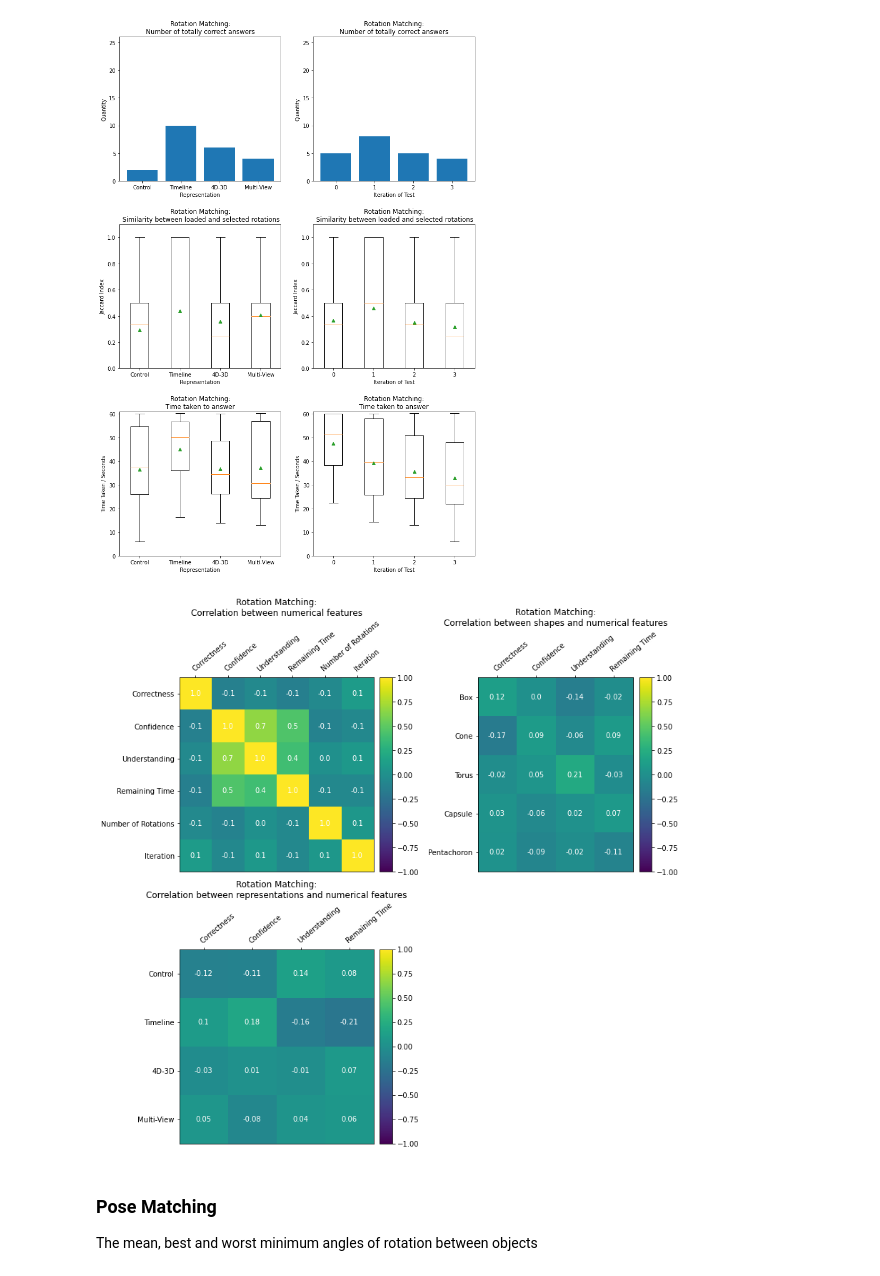
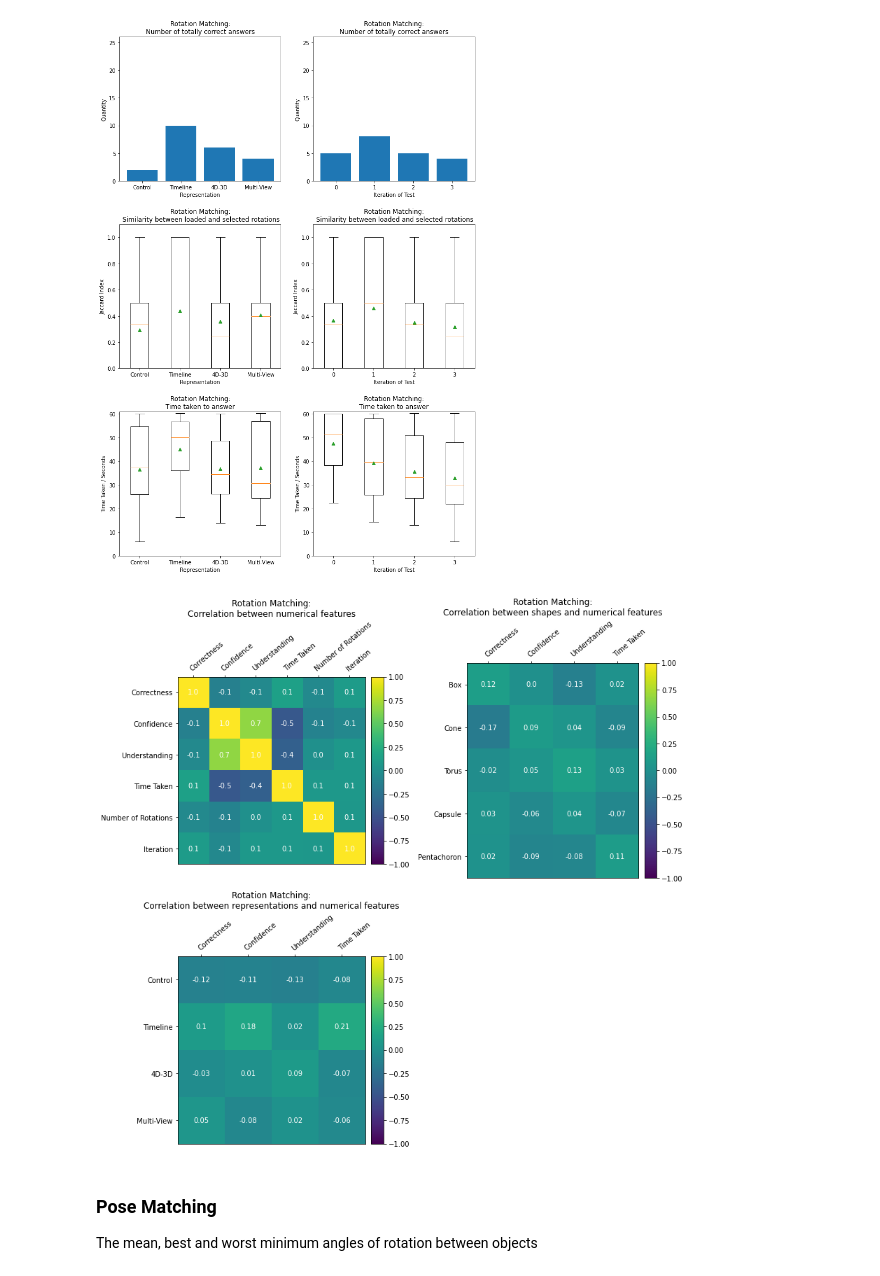
Before and after one commit to JoeSubbi/3D-Renderer-for-4D-Objects, a Jupyter notebook: Data Analysis/MultiFileAnalysis.ipynb, the cells around one changed output. Saved outputs shown, nothing was run; the diff lists cells and outputs as text; code cells hidden in the pictures.

```diff
--- a/Data Analysis/MultiFileAnalysis.ipynb
+++ b/Data Analysis/MultiFileAnalysis.ipynb
@@ -459,7 +463,7 @@ def SHAPE_eq(shape, shape_ex):
     return 0
 
 def SHAPE_numerical_corr_coef_mat(data):
-    labels = ["Correct", "Confidence", "Understanding", "Remaining Time", "W Count", "Swipe Count", "Initial Rotation", "Iteration"]
+    labels = ["Correct", "Confidence", "Understanding", "Time Taken", "W Count", "Swipe Count", "Initial Rotation", "Iteration"]
 
     vectors = []
     understanding = {"Yes":1, "No":0, "Sort of":0.5}
@@ -471,7 +475,7 @@ def SHAPE_numerical_corr_coef_mat(data):
             test_data.append( SHAPE_eq(value["Shape Match"]["Selected Shape"][i], value["Shape Match"]["Loaded Shape"][i]) )
             test_data.append( int(value["Shape Match"]["Confidence"][i]) )
             test_data.append( understanding[value["Shape Match"]["Understanding"][i]] )
-            test_data.append( value["Shape Match"]["Time Remaining"][i] )
+            test_data.append( value["Shape Match"]["Time Taken"][i] )
             test_data.append( value["Shape Match"]["W Count"][i] )
             test_data.append( value["Shape Match"]["Swipe Count"][i] )
             test_data.append( Rotor.Rotor4.difference(
@@ -486,7 +490,7 @@ def SHAPE_numerical_corr_coef_mat(data):
 
 def SHAPE_shape_corr_coef_mat(data):
     labels = ["Sphere", "Box", "Cone", "Torus", "Capsule", "Pentachoron",                               # Shapes
-              "Correctness", "Confidence", "Understanding", "Remaining Time", "W Count", "Swipe Count"] # Continuous Metrics
+              "Correctness", "Confidence", "Understanding", "Time Taken", "W Count", "Swipe Count"] # Continuous Metrics
 
     vectors = []
     understanding = {"Yes":1, "No":0, "Sort of":0.5}
@@ -504,7 +508,7 @@ def SHAPE_shape_corr_coef_mat(data):
             test_data.append( SHAPE_eq(value["Shape Match"]["Selected Shape"][i], value["Shape Match"]["Loaded Shape"][i]) )
             test_data.append( int(value["Shape Match"]["Confidence"][i]) )
             test_data.append( understanding[value["Shape Match"]["Understanding"][i]] )
-            test_data.append( value["Shape Match"]["Time Remaining"][i] )
+            test_data.append( value["Shape Match"]["Time Taken"][i] )
             test_data.append( value["Shape Match"]["W Count"][i] )
             test_data.append( value["Shape Match"]["Swipe Count"][i] )
 
@@ -513,7 +517,7 @@ def SHAPE_shape_corr_coef_mat(data):
 
 def SHAPE_representation_corr_coef_mat(data):
     labels = ["Control", "Timeline", "4D-3D", "Multi-View",                                             # Representations
-              "Correctness", "Confidence", "Understanding", "Remaining Time", "W Count", "Swipe Count"] # Continuous Metrics
+              "Correctness", "Confidence", "Understanding", "Time Taken", "W Count", "Swipe Count"] # Continuous Metrics
 
     vectors = []
     understanding = {"Yes":1, "No":0, "Sort of":0.5}
@@ -529,7 +533,7 @@ def SHAPE_representation_corr_coef_mat(data):
             test_data.append( SHAPE_eq(value["Shape Match"]["Selected Shape"][i], value["Shape Match"]["Loaded Shape"][i]) )
             test_data.append( int(value["Shape Match"]["Confidence"][i]) )
             test_data.append( understanding[value["Shape Match"]["Understanding"][i]] )
-            test_data.append( value["Shape Match"]["Time Remaining"][i] )
+            test_data.append( value["Shape Match"]["Time Taken"][i] )
             test_data.append( value["Shape Match"]["W Count"][i] )
             test_data.append( value["Shape Match"]["Swipe Count"][i] )
 
@@ -773,7 +777,7 @@ Graphing Functions
 # Graphing
 
 def ROTATE_numerical_corr_coef_mat(data):
-    labels = ["Correctness", "Confidence", "Understanding", "Remaining Time", "Number of Rotations", "Iteration"]
+    labels = ["Correctness", "Confidence", "Understanding", "Time Taken", "Number of Rotations", "Iteration"]
 
     vectors = []
     understanding = {"Yes":1, "No":0, "Sort of":0.5}
@@ -786,7 +790,7 @@ def ROTATE_numerical_corr_coef_mat(data):
             test_data.append( jaccard_index(value["Rotation Match"]["Selected Rotation"][i], value["Rotation Match"]["Loaded Rotation"][i]) )
             test_data.append( int(value["Rotation Match"]["Confidence"][i]) )
             test_data.append( understanding[value["Rotation Match"]["Understanding"][i]] )
-            test_data.append( value["Rotation Match"]["Time Remaining"][i] )
+            test_data.append( value["Rotation Match"]["Time Taken"][i] )
             test_data.append( rotations[key][i] )
             test_data.append( iteration )
             iteration += 1
@@ -796,7 +800,7 @@ def ROTATE_numerical_corr_coef_mat(data):
 
 def ROTATE_shape_corr_coef_mat(data):
     labels = ["Box", "Cone", "Torus", "Capsule", "Pentachoron",               # Shapes
-              "Correctness", "Confidence", "Understanding", "Remaining Time"] # Continuous Metrics
+              "Correctness", "Confidence", "Understanding", "Time Taken"] # Continuous Metrics
 
     vectors = []
     understanding = {"Yes":1, "No":0, "Sort of":0.5}
@@ -812,15 +816,15 @@ def ROTATE_shape_corr_coef_mat(data):
 
             test_data.append( jaccard_index(value["Rotation Match"]["Selected Rotation"][i], value["Rotation Match"]["Loaded Rotation"][i]) )
             test_data.append( int(value["Rotation Match"]["Confidence"][i]) )
-            test_data.append( understanding[value["Shape Match"]["Understanding"][i]] )
-            test_data.append( value["Rotation Match"]["Time Remaining"][i] )
+            test_data.append( understanding[value["Rotation Match"]["Understanding"][i]] )
+            test_data.append( value["Rotation Match"]["Time Taken"][i] )
 
             vectors.append(test_data)
     return (labels, np.array(vectors).T)
 
 def ROTATE_representation_corr_coef_mat(data):
     labels = ["Control", "Timeline", "4D-3D", "Multi-View",                   # Representations
-              "Correctness", "Confidence", "Understanding", "Remaining Time"] # Continuous Metrics
+              "Correctness", "Confidence", "Understanding", "Time Taken"] # Continuous Metrics
 
     vectors = []
     understanding = {"Yes":1, "No":0, "Sort of":0.5}
@@ -835,8 +839,8 @@ def ROTATE_representation_corr_coef_mat(data):
 
             test_data.append( jaccard_index(value["Rotation Match"]["Selected Rotation"][i], value["Rotation Match"]["Loaded Rotation"][i]) )
             test_data.append( int(value["Rotation Match"]["Confidence"][i]) )
-            test_data.append( understanding[value["Shape Match"]["Understanding"][i]] )
-            test_data.append( value["Rotation Match"]["Time Remaining"][i] )
+            test_data.append( understanding[value["Rotation Match"]["Understanding"][i]] )
+            test_data.append( value["Rotation Match"]["Time Taken"][i] )
 
             vectors.append(test_data)
     return (labels, np.array(vectors).T)
@@ -920,11 +924,11 @@ plt.savefig("figures/rotation_matching_stats.png")
 # %% [output]
 [figure]
 # %%
-fig = plt.figure(figsize = (12, 12))
+fig = plt.figure(figsize = (12, 13))
 ax0 = fig.add_subplot(221)
 ax1 = fig.add_subplot(222)
 ax2 = fig.add_subplot(223)
-fig.subplots_adjust(hspace=0.4, wspace=0.4)
+fig.subplots_adjust(hspace=0.3, wspace=0.5)
 
 def correlation_matrix(ax, labels, matrix, title, dp = 1, dimensions = ((0, 8), (0, 8))):
     ax.set_title(title)
@@ -945,34 +949,34 @@ def correlation_matrix(ax, labels, matrix, title, dp = 1, dimensions = ((0, 8),
 
     # Create new axes according to image position
     cax = fig.add_axes([ax.get_position().x1+0.01,
                         ax.get_position().y0,
                         0.02,
                         ax.get_position().height])
 
     # Plot vertical colorbar
     plt.colorbar(im, cax=cax)
 
     # Overlay the correlation coefficient
     for i in range( h ):
         for j in range( w ):
             ax.text(j, i, round(matrix[i, j], dp), ha="center", va="center", color="w")
 
 
 labels, matrix = ROTATE_numerical_corr_coef_mat(compiled_data)
 matrix = np.corrcoef(matrix)
 correlation_matrix(ax0, labels, matrix, "Rotation Matching:\nCorrelation between numerical features", 1, ((0, 6), (0, 6)) )
 
 labels, matrix = ROTATE_shape_corr_coef_mat(compiled_data)
 matrix = np.corrcoef(matrix)
 correlation_matrix(ax1, labels, matrix, "Rotation Matching:\nCorrelation between shapes and numerical features", 2, ((0, 5), (5, 9)) )
 
 labels, matrix = ROTATE_representation_corr_coef_mat(compiled_data)
 matrix = np.corrcoef(matrix)
 correlation_matrix(ax2, labels, matrix, "Rotation Matching:\nCorrelation between representations and numerical features", 2, ((0, 4), (4, 8)) )
 
 plt.savefig("figures/rotation_matching_correlations.png")
 # %% [output]
-[figure, old version]
+[figure, new version]
 # %% [markdown]
 ### Pose Matching
 The mean, best and worst minimum angles of rotation between objects
```
Also changed, not shown: parts of 8 cells of this notebook, 5 other files.
